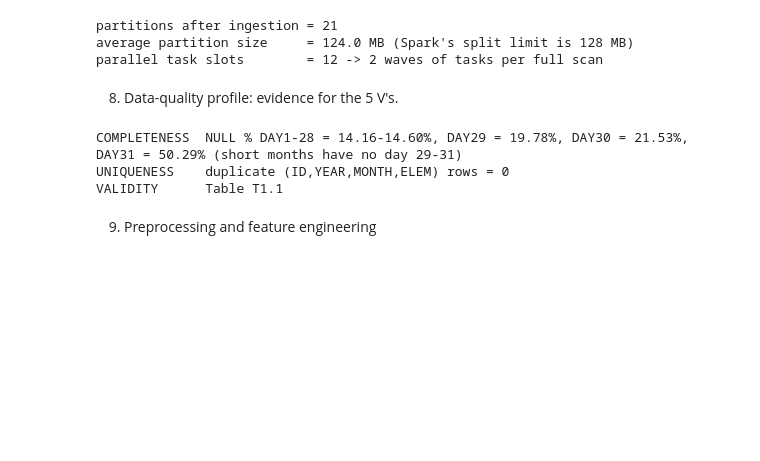
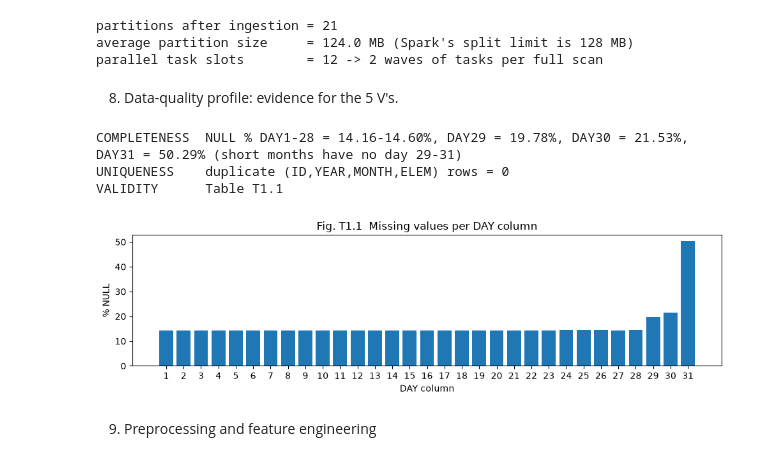
Before and after one commit to manish12s1/Big_ML_data_OF_CLIMATE, a Jupyter notebook: notebooks/task1.ipynb, the cells around one changed output. Saved outputs shown, nothing was run; the diff lists cells and outputs as text; code cells hidden in the pictures; blank space fills up the shorter version.

Commit message:
[Task1] Restore working notebook with run outputs - 17,097,453 rows, 2,989,300 station-day rows, train 2,555,512 / test 433,788, pipeline fit 35.55 s

```diff
--- a/notebooks/task1.ipynb
+++ b/notebooks/task1.ipynb
@@ -51,10 +37,9 @@ Local PySpark 4.2.0
 # %% [markdown]
 0.2 Download climate.csv from Hugging Face
 # %%
+
 # REF: Day02_LiveCoding_Colab › Block 0 (cell-5) downloaded with the Kaggle CLI.
-# Local run from /notebooks: use the repo-root data folder, so the 2.73 GB file is not downloaded twice
-LOCAL_DATA = "../data" if os.path.basename(os.getcwd()).lower() == "notebooks" else "./data"
-DATA_DIR = os.environ.get("CW_DATA_DIR", "/content/data" if IN_COLAB else LOCAL_DATA)
+DATA_DIR = os.environ.get("CW_DATA_DIR", "/content/data" if IN_COLAB else "./data")
 CSV_PATH = os.path.join(DATA_DIR, "climate.csv")
 os.makedirs(DATA_DIR, exist_ok=True)                   # EXPLAIN: create the folder if missing
 
@@ -286,12 +291,13 @@ print(f"\nOverall invalid share across the six elements: {INVALID_PCT_ALL}%")
 # %%
  # AI: plotting code written with AI assistance
 import matplotlib.pyplot as plt
-FIG_DIR = "../figures" if os.path.basename(os.getcwd()).lower() == "notebooks" else "figures"
-os.makedirs(FIG_DIR, exist_ok=True)                             # EXPLAIN: repo-root figures/ folder
+os.makedirs("figures", exist_ok=True)
 fig, ax = plt.subplots(figsize=(10, 3))                          # EXPLAIN: create an empty figure
 ax.bar(range(1, 32), [null_pct[c] for c in DAY_COLS])            # EXPLAIN: one bar per DAY column
 ax.set_xlabel("DAY column"); ax.set_ylabel("% NULL"); ax.set_xticks(range(1, 32))
 ax.set_title("Fig. T1.1  Missing values per DAY column")
-plt.tight_layout(); plt.savefig(f"{FIG_DIR}/T1_1_completeness.png", dpi=150); plt.show()
+plt.tight_layout(); plt.savefig("figures/T1_1_completeness.png", dpi=150); plt.show()
+# %% [output]
+[figure, added]
 # %% [markdown]
  9. Preprocessing and feature engineering
```
Also changed, not shown: parts of 25 cells of this notebook.
